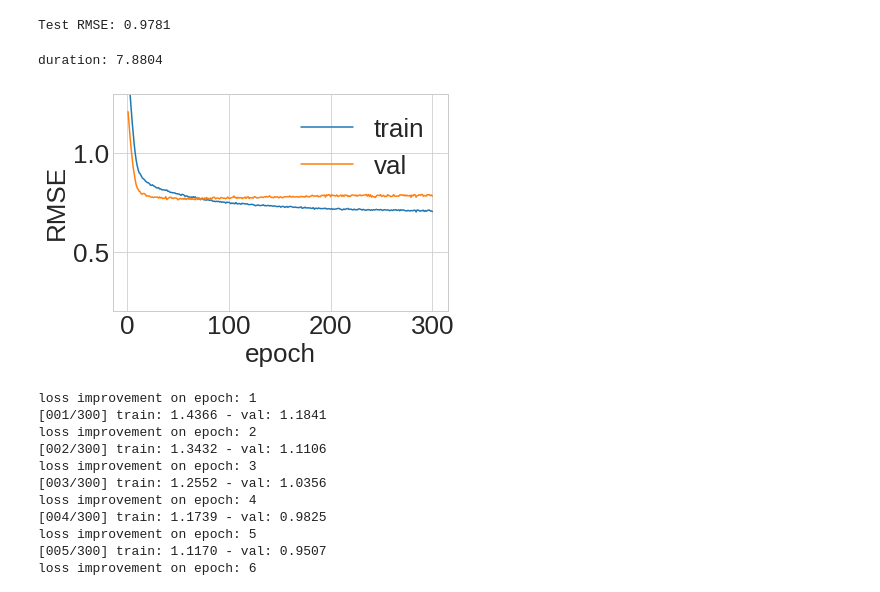
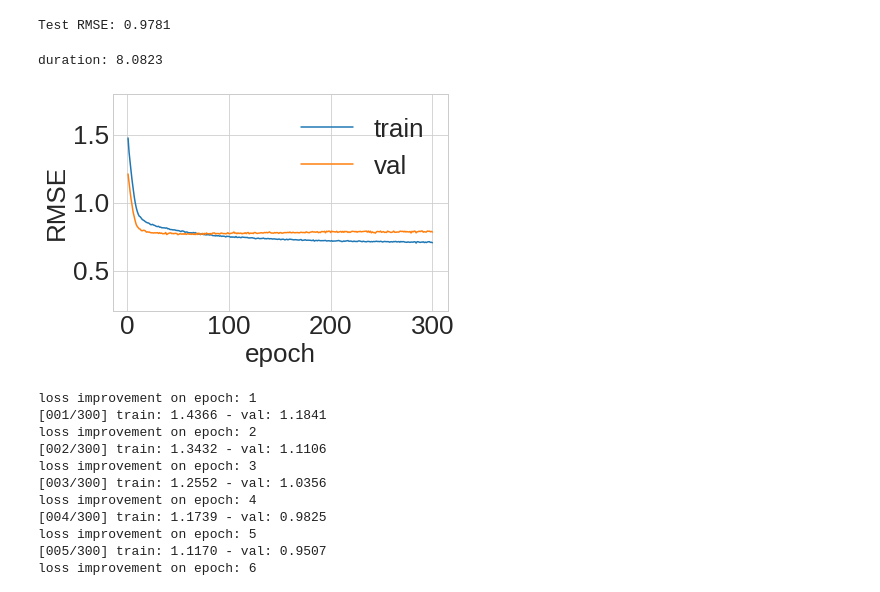
Before and after one commit to tobiasweede/rs-via-gnn, a Jupyter notebook: 01_mln-baselines/movielens/movielens-mln-ml-100k.ipynb, the cells around one changed output. Cells and saved outputs as stored; diff of their text form; code cells hidden in the pictures.

```diff
--- a/01_mln-baselines/movielens/movielens-mln-ml-100k.ipynb
+++ b/01_mln-baselines/movielens/movielens-mln-ml-100k.ipynb
@@ -374,23 +374,23 @@ print(f'Test RMSE: {final_loss:.4f}')
 # %% [output]
 Test RMSE: 0.9781
 # %%
-print(f'duration: {round(time.time() - start, 4)}')
+print(f'Small duration: {round(time.time() - start, 4)}')
 # %% [output]
-duration: 7.8804
+duration: 8.0823
 # %%
 plt.rcParams['font.size'] = 26
 plt.rcParams['axes.labelsize'] = 26
 plt.rcParams['xtick.labelsize'] = 26
 plt.rcParams['ytick.labelsize'] = 26
 plt.rcParams['legend.fontsize'] = 26
 plt.style.use('seaborn-whitegrid')
 ax = pd.DataFrame(history).drop(columns='total').plot(x='epoch')
 plt.ylabel('RMSE')
-plt.ylim([0.2, 1.3])
+plt.ylim([0.2, 1.8])
 
 plt.savefig(figure_path + '/' + dataset +'-small-loss.png', dpi=300, bbox_inches='tight')
 # %% [output]
-[figure, old version]
+[figure, new version]
 # %%
 with open('best.weights.small', 'wb') as file:
     pickle.dump(best_weights, file)
```
Also changed, not shown: parts of 7 cells of this notebook, 39 other files.
